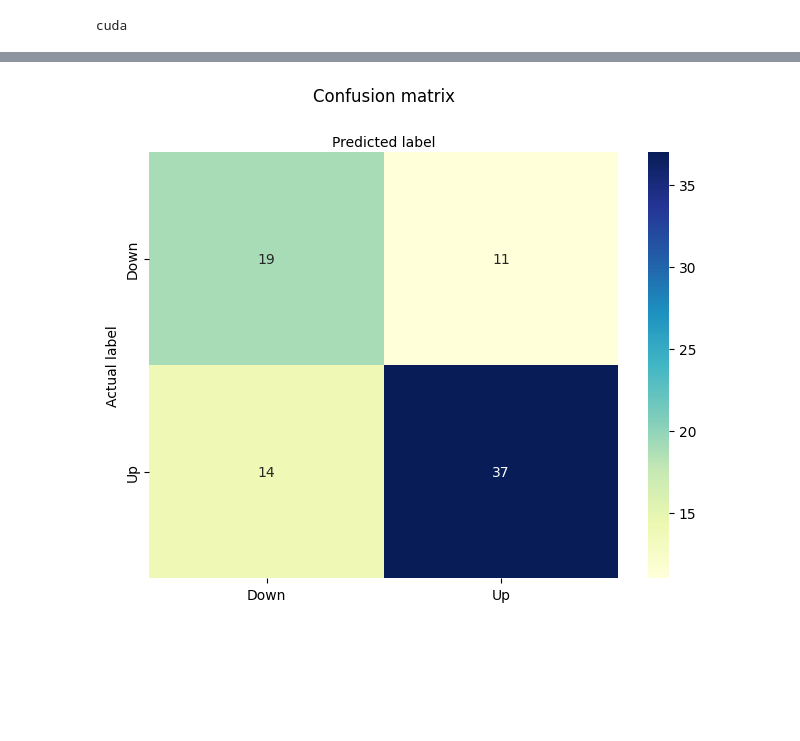
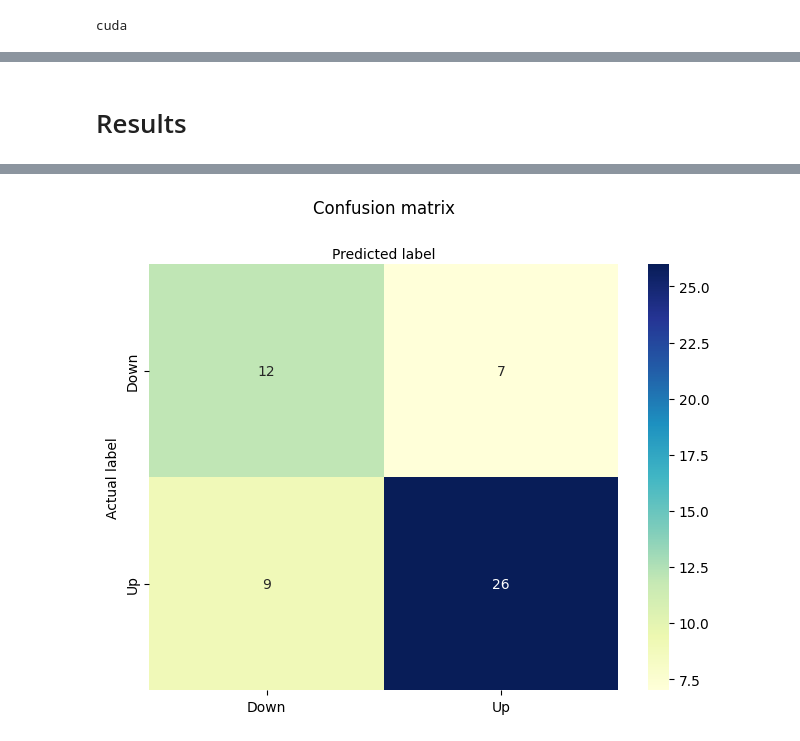
Before and after one commit to charlie-51135/ML_Final, a Jupyter notebook: Fully_Connected_Neural_Network.ipynb, the cells around one changed output, grey strips where cells are left out. Drawn from its saved outputs; the diff is of its cells as text; code cells hidden in the pictures; blank space fills up the shorter version.

```diff
--- a/Fully_Connected_Neural_Network.ipynb
+++ b/Fully_Connected_Neural_Network.ipynb
@@ -59,7 +58,7 @@ y_tensor = torch.tensor(y, dtype=torch.long)
 # Split training and test data
 torch.manual_seed(123)
 n_samples = X_tensor.shape[0]
-n_val = int(n_samples * 0.3)
+n_val = int(n_samples * 0.2)
 shuffled_indices = torch.randperm(n_samples)
 train_indices = shuffled_indices[:-n_val]
 val_indices = shuffled_indices[-n_val:]
@@ -326,3 +416,5 @@ for result in resultsList:
+# %% [markdown]
+# Results
 # %%
 # Define parameters
 learning_rates = [.00001]
@@ -342,12 +434,15 @@ for lr in learning_rates:
                  dropout_prob
                  ).to(device, non_blocking=True)
 
+    numel_list = [p.numel() for p in model.parameters ()]
+    print(sum(numel_list), numel_list)
+
     optimizer = optimizer_class(model.parameters(), lr=lr)
 
     results = training_loop(
-        n_epochs = 1000,
+        n_epochs = 500,
         early_stop = True,
-        train_updates = True,
+        train_updates = False,
         optimizer = optimizer,
         model = model,
         loss_fn = loss_function,
@@ -411 +497 @@ Validation Results - Accuracy: 0.6914, Precision: 0.7708, Recall: 0.7255, F1 Sco
-[figure, old version]
+[figure, new version]
```
Also changed, not shown: parts of 8 cells of this notebook.
